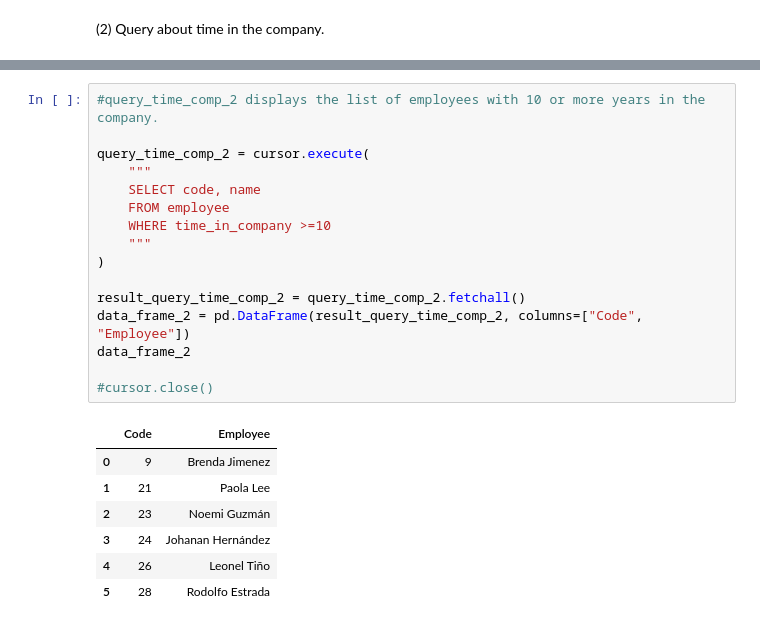
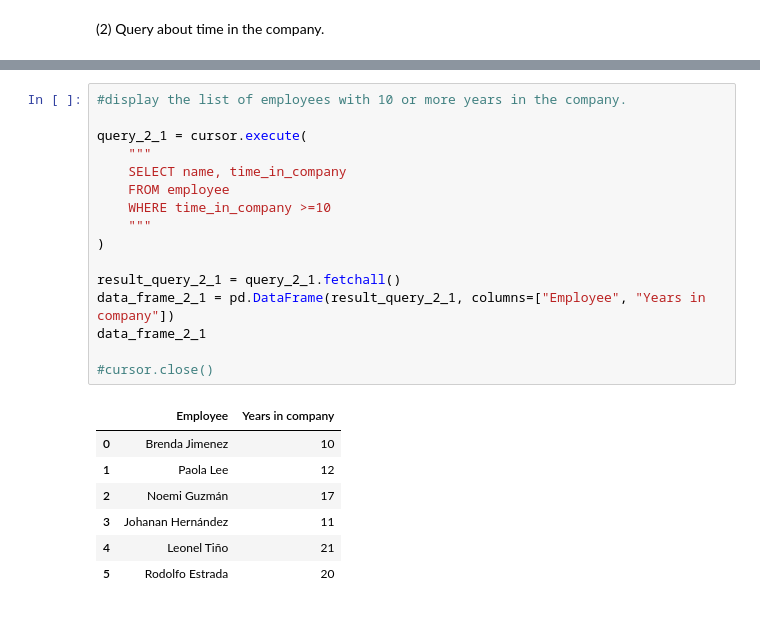
Before and after one commit to leonellee1988/Company_db_SQL, a Jupyter notebook: queries_26092023.ipynb, the cells around one changed output, grey strips where cells are left out. Drawn from its saved outputs; the diff is of its cells as text.

```diff
--- a/queries_26092023.ipynb
+++ b/queries_26092023.ipynb
@@ -59,27 +104,27 @@ print(f"There are {result_query_time_comp_1[0]} employees with 10 or more years
 # %% [output]
 There are 6 employees with 10 or more years in the company.
 # %%
-#query_time_comp_2 displays the list of employees with 10 or more years in the company.
+#display the list of employees with 10 or more years in the company.
 
-query_time_comp_2 = cursor.execute(
+query_2_1 = cursor.execute(
     """
-    SELECT code, name
+    SELECT name, time_in_company
     FROM employee
     WHERE time_in_company >=10
     """
 )
 
-result_query_time_comp_2 = query_time_comp_2.fetchall()
-data_frame_2 = pd.DataFrame(result_query_time_comp_2, columns=["Code", "Employee"])
-data_frame_2
+result_query_2_1 = query_2_1.fetchall()
+data_frame_2_1 = pd.DataFrame(result_query_2_1, columns=["Employee", "Years in company"])
+data_frame_2_1
 
 #cursor.close()
 # %% [output]
-|  | Code | Employee |
-| 0 | 9 | Brenda Jimenez |
-| 1 | 21 | Paola Lee |
-| 2 | 23 | Noemi Guzmán |
-| 3 | 24 | Johanan Hernández |
-| 4 | 26 | Leonel Tiño |
-| 5 | 28 | Rodolfo Estrada |
+|  | Employee | Years in company |
+| 0 | Brenda Jimenez | 10 |
+| 1 | Paola Lee | 12 |
+| 2 | Noemi Guzmán | 17 |
+| 3 | Johanan Hernández | 11 |
+| 4 | Leonel Tiño | 21 |
+| 5 | Rodolfo Estrada | 20 |
 # %%
```
Also changed, not shown: parts of 30 cells of this notebook.
